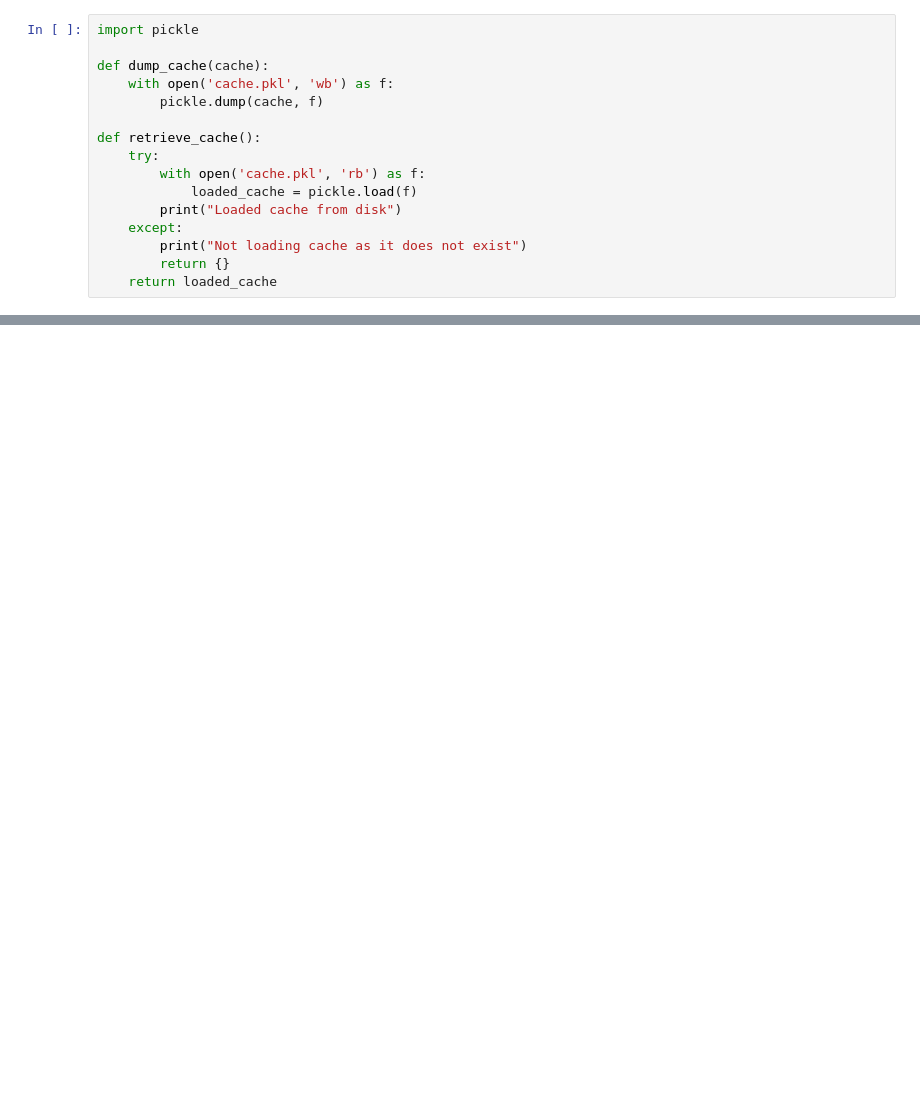
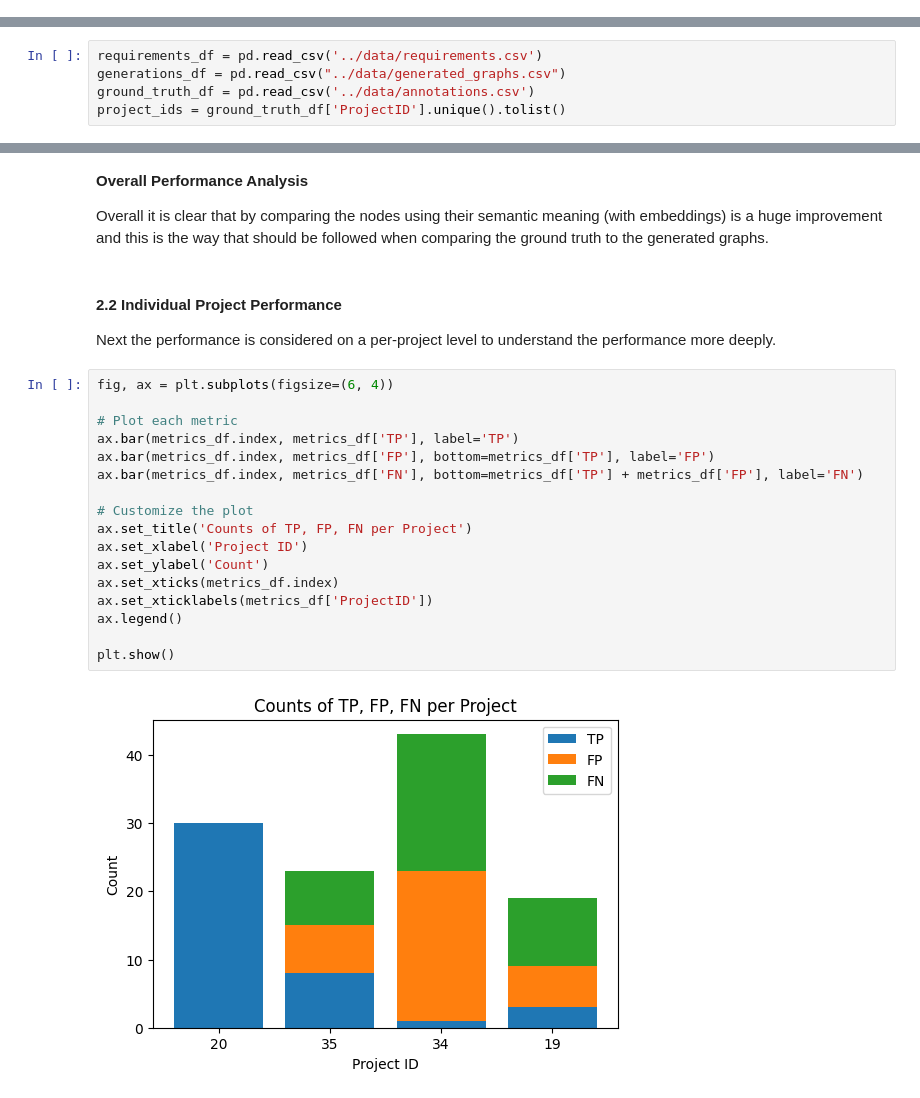
Before and after one commit to wbarich/srs-worfklow-parsing, a Jupyter notebook: src/scripts/evaluation.ipynb, the cells around one changed output, grey strips where cells are left out. Drawn from its saved outputs; the diff is of its cells as text; blank space fills up the shorter version.

```diff
--- a/src/scripts/evaluation.ipynb
+++ b/src/scripts/evaluation.ipynb
@@ -64,16 +0,0 @@ def calculate_node_metrics(ground_truth_nodes, generated_nodes):
-# %%
-import pickle
-
-def dump_cache(cache):
-    with open('cache.pkl', 'wb') as f:
-        pickle.dump(cache, f)
-
-def retrieve_cache():
-    try:
-        with open('cache.pkl', 'rb') as f:
-            loaded_cache = pickle.load(f)
-        print("Loaded cache from disk")
-    except:
-        print("Not loading cache as it does not exist")
-        return {}
-    return loaded_cache
@@ -194,0 +39,5 @@ metrics_df
+# %%
+requirements_df = pd.read_csv('../data/requirements.csv')
+generations_df = pd.read_csv("../data/generated_graphs.csv")
+ground_truth_df = pd.read_csv('../data/annotations.csv')
+project_ids = ground_truth_df['ProjectID'].unique().tolist()
@@ -194,0 +168,27 @@ metrics_df
+# %% [markdown]
+**Overall Performance Analysis**
+
+Overall it is clear that by comparing the nodes using their semantic meaning (with embeddings) is a huge improvement and this is the way that should be followed when comparing the ground truth to the generated graphs.
+# %% [markdown]
+#### 2.2 Individual Project Performance
+
+Next the performance is considered on a per-project level to understand the performance more deeply.
+# %%
+fig, ax = plt.subplots(figsize=(6, 4))
+
+# Plot each metric
+ax.bar(metrics_df.index, metrics_df['TP'], label='TP')
+ax.bar(metrics_df.index, metrics_df['FP'], bottom=metrics_df['TP'], label='FP')
+ax.bar(metrics_df.index, metrics_df['FN'], bottom=metrics_df['TP'] + metrics_df['FP'], label='FN')
+
+# Customize the plot
+ax.set_title('Counts of TP, FP, FN per Project')
+ax.set_xlabel('Project ID')
+ax.set_ylabel('Count')
+ax.set_xticks(metrics_df.index)
+ax.set_xticklabels(metrics_df['ProjectID'])
+ax.legend()
+
+plt.show()
+# %% [output]
+[figure, added]
```
Also changed, not shown: parts of 43 cells of this notebook, 15 other files.
